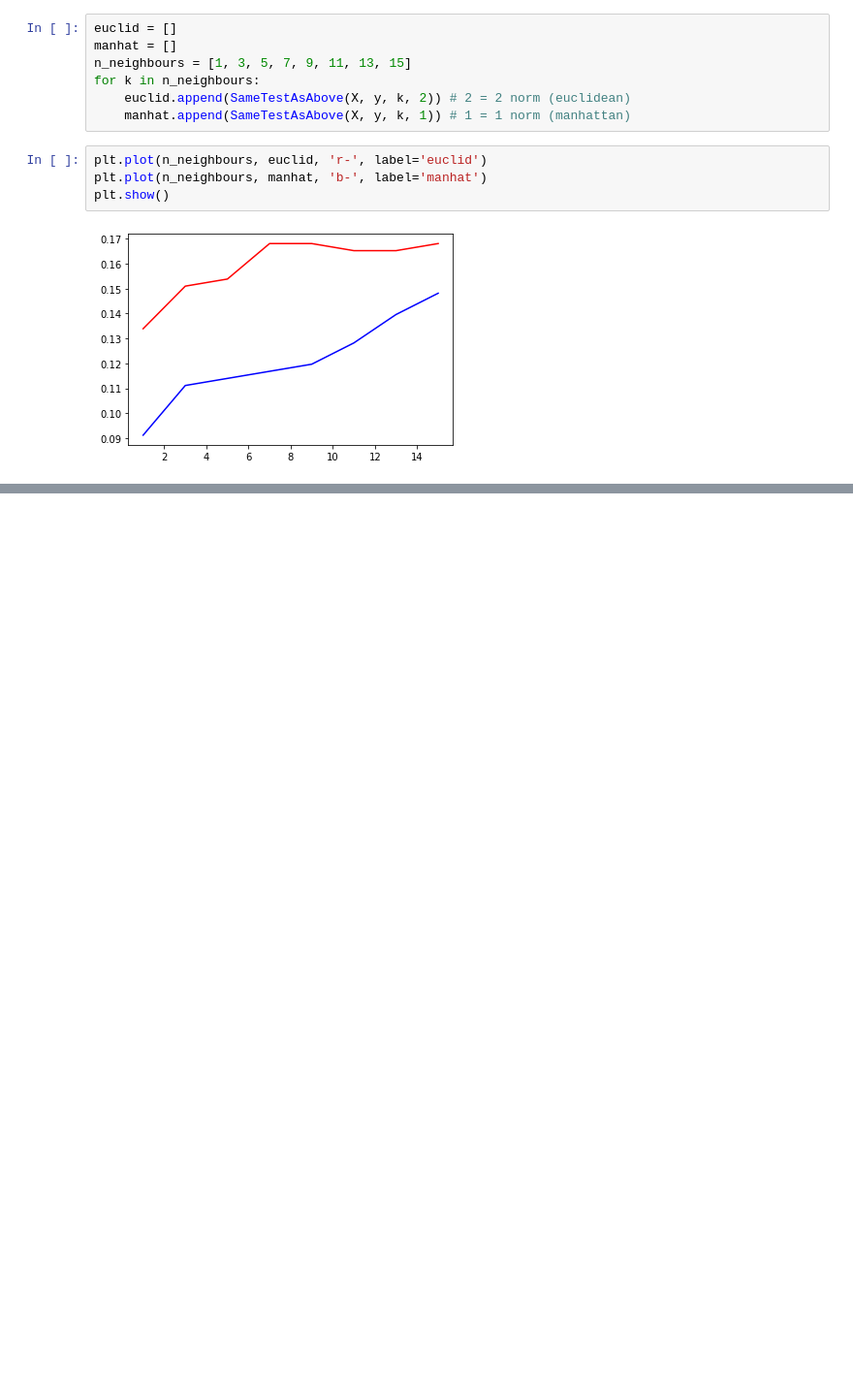
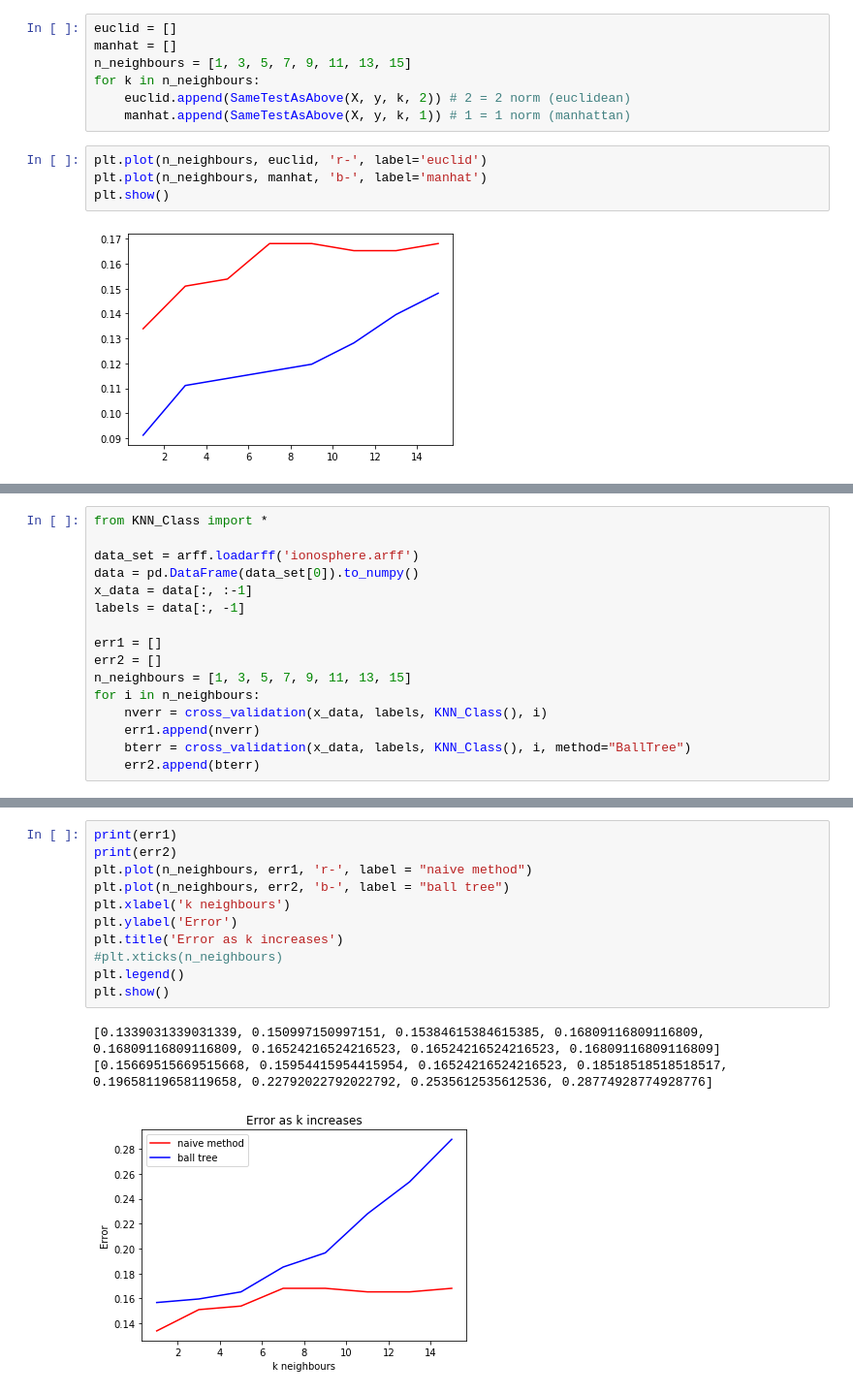
Before and after one commit to yinyuWu/COMP9417-Project, a Jupyter notebook: notebook.ipynb, the cells around one changed output, grey strips where cells are left out. Shown: that part at 97% size. Saved outputs shown, nothing was run; the diff lists cells and outputs as text; blank space fills up the shorter version.

Commit message:
add test on generated data

```diff
--- a/notebook.ipynb
+++ b/notebook.ipynb
@@ -619,0 +615,16 @@ AxisError: axis 1 is out of bounds for array of dimension 1
+# %%
+from KNN_Class import *
+
+data_set = arff.loadarff('ionosphere.arff')
+data = pd.DataFrame(data_set[0]).to_numpy()
+x_data = data[:, :-1]
+labels = data[:, -1]
+
+err1 = []
+err2 = []
+n_neighbours = [1, 3, 5, 7, 9, 11, 13, 15]
+for i in n_neighbours:
+    nverr = cross_validation(x_data, labels, KNN_Class(), i)
+    err1.append(nverr)
+    bterr = cross_validation(x_data, labels, KNN_Class(), i, method="BallTree")
+    err2.append(bterr)
@@ -619,0 +648,15 @@ AxisError: axis 1 is out of bounds for array of dimension 1
+# %%
+print(err1)
+print(err2)
+plt.plot(n_neighbours, err1, 'r-', label = "naive method")
+plt.plot(n_neighbours, err2, 'b-', label = "ball tree")
+plt.xlabel('k neighbours')
+plt.ylabel('Error')
+plt.title('Error as k increases')
+#plt.xticks(n_neighbours)
+plt.legend()
+plt.show()
+# %% [output]
+[0.1339031339031339, 0.150997150997151, 0.15384615384615385, 0.16809116809116809, 0.16809116809116809, 0.16524216524216523, 0.16524216524216523, 0.16809116809116809]
+[0.15669515669515668, 0.15954415954415954, 0.16524216524216523, 0.18518518518518517, 0.19658119658119658, 0.22792022792022792, 0.2535612535612536, 0.28774928774928776]
+[figure, added]
```
Also changed, not shown: parts of 3 cells of this notebook.
